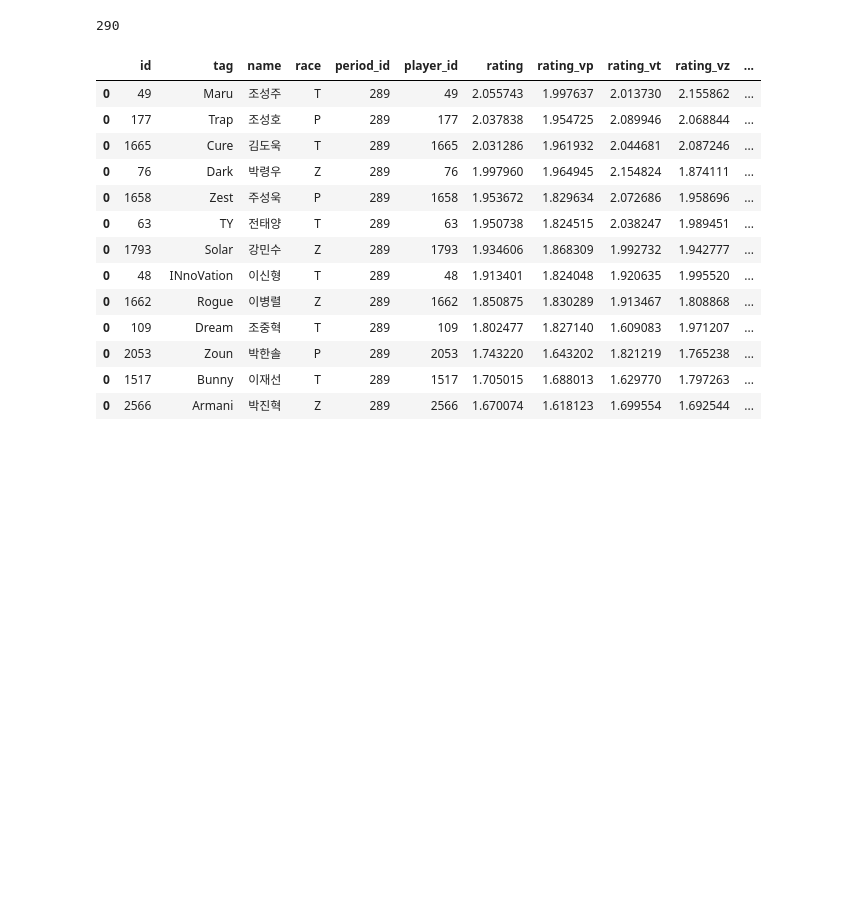
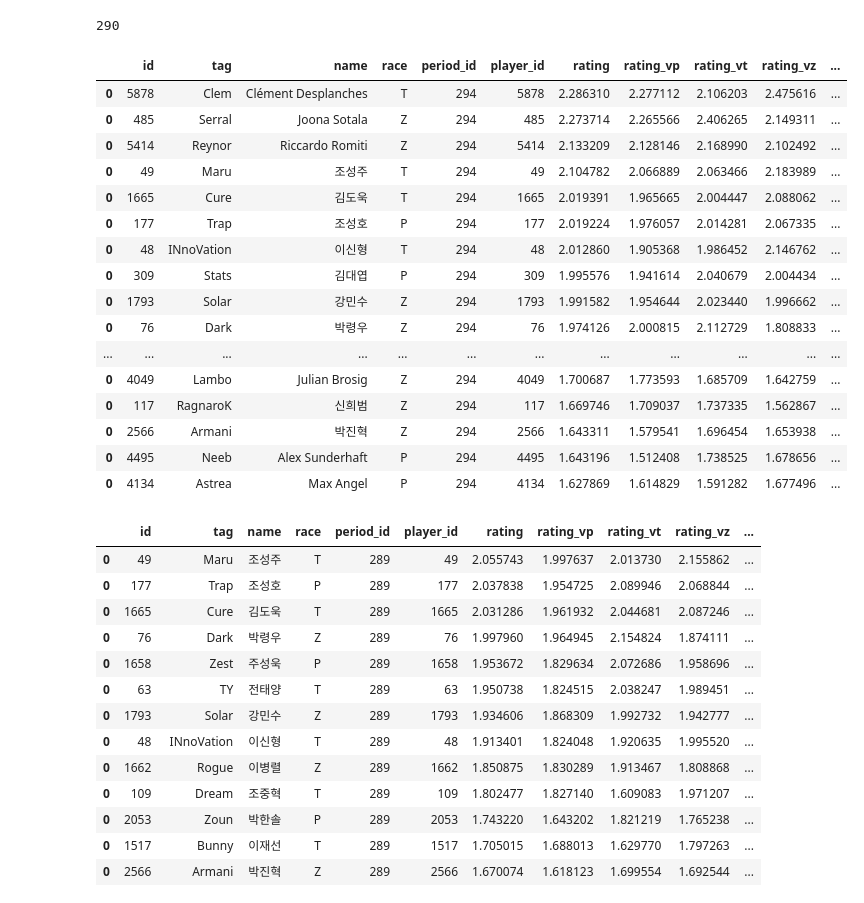
Before and after one commit to SpecCRA/sc2_tourney_sims, a Jupyter notebook: results_notebook.ipynb, the cells around one changed output. Drawn from its saved outputs; the diff is of its cells as text; code cells hidden in the pictures; blank space fills up the shorter version.

Commit message:
updating script files, results analysis, and plot files

```diff
--- a/results_notebook.ipynb
+++ b/results_notebook.ipynb
@@ -159,6 +243,65 @@ def gather_player_info(player_list, period):
         df = pd.concat([df, combined_df])
 
     return df
+# %%
+# gather base dataframe
+base_period = 295
+base_players_list = [
+    'serral',
+    'clem',
+    'reynor',
+    'maru',
+    'dark',
+    'solar',
+    'cure',
+    'heromarine',
+    'trap',
+    'innovation',
+    'stats',
+    'rogue',
+    'zest',
+    'byun',
+    'showtime',
+    'parting',
+    'ty',
+    'bunny',
+    'zoun',
+    'dream',
+    'elazer',
+    'sos',
+    'maxpax',
+    'lambo',
+    'neeb',
+    'ragnarok',
+    'armani',
+    'astrea',
+]
+base_players_df = gather_player_info(base_players_list, base_period)
+base_players_df.sort_values(by='position', inplace=True)
+
+# create relative ranking
+base_players_df['aligulac_rank'] = base_players_df['rating'].rank(ascending=False, numeric_only=True)
+# export to excel table
+#base_players_df.to_csv('sim_scripts/results/base_players_info.csv')
+base_players_df
+# %% [output]
+|  | id | tag | name | race | period_id | player_id | rating | rating_vp | rating_vt | rating_vz | ... |
+| 0 | 5878 | Clem | Clément Desplanches | T | 294 | 5878 | 2.286310 | 2.277112 | 2.106203 | 2.475616 | ... |
+| 0 | 485 | Serral | Joona Sotala | Z | 294 | 485 | 2.273714 | 2.265566 | 2.406265 | 2.149311 | ... |
+| 0 | 5414 | Reynor | Riccardo Romiti | Z | 294 | 5414 | 2.133209 | 2.128146 | 2.168990 | 2.102492 | ... |
+| 0 | 49 | Maru | 조성주 | T | 294 | 49 | 2.104782 | 2.066889 | 2.063466 | 2.183989 | ... |
+| 0 | 1665 | Cure | 김도욱 | T | 294 | 1665 | 2.019391 | 1.965665 | 2.004447 | 2.088062 | ... |
+| 0 | 177 | Trap | 조성호 | P | 294 | 177 | 2.019224 | 1.976057 | 2.014281 | 2.067335 | ... |
+| 0 | 48 | INnoVation | 이신형 | T | 294 | 48 | 2.012860 | 1.905368 | 1.986452 | 2.146762 | ... |
+| 0 | 309 | Stats | 김대엽 | P | 294 | 309 | 1.995576 | 1.941614 | 2.040679 | 2.004434 | ... |
+| 0 | 1793 | Solar | 강민수 | Z | 294 | 1793 | 1.991582 | 1.954644 | 2.023440 | 1.996662 | ... |
+| 0 | 76 | Dark | 박령우 | Z | 294 | 76 | 1.974126 | 2.000815 | 2.112729 | 1.808833 | ... |
+| ... | ... | ... | ... | ... | ... | ... | ... | ... | ... | ... | ... |
+| 0 | 4049 | Lambo | Julian Brosig | Z | 294 | 4049 | 1.700687 | 1.773593 | 1.685709 | 1.642759 | ... |
+| 0 | 117 | RagnaroK | 신희범 | Z | 294 | 117 | 1.669746 | 1.709037 | 1.737335 | 1.562867 | ... |
+| 0 | 2566 | Armani | 박진혁 | Z | 294 | 2566 | 1.643311 | 1.579541 | 1.696454 | 1.653938 | ... |
+| 0 | 4495 | Neeb | Alex Sunderhaft | P | 294 | 4495 | 1.643196 | 1.512408 | 1.738525 | 1.678656 | ... |
+| 0 | 4134 | Astrea | Max Angel | P | 294 | 4134 | 1.627869 | 1.614829 | 1.591282 | 1.677496 | ... |
 # %%
 gsl_players_df = gather_player_info(gsl_players, gsl_period)
 gsl_players_df.sort_values(by='position', inplace=True)
```
Also changed, not shown: parts of 67 cells of this notebook, 28 other files.
